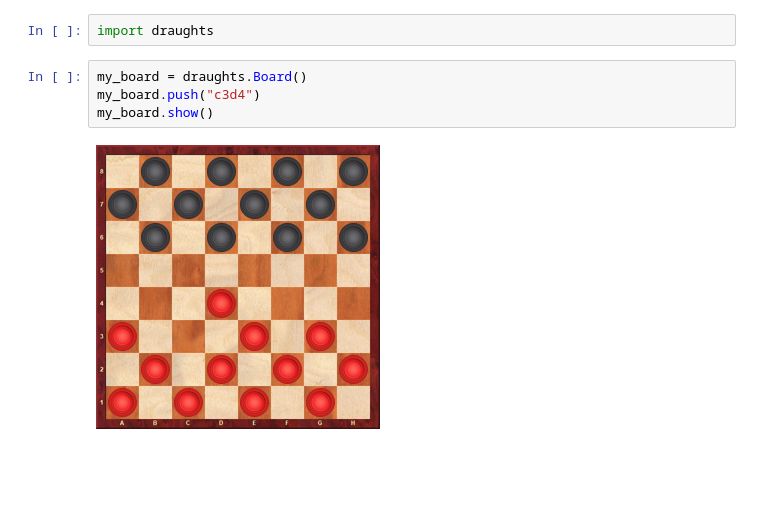
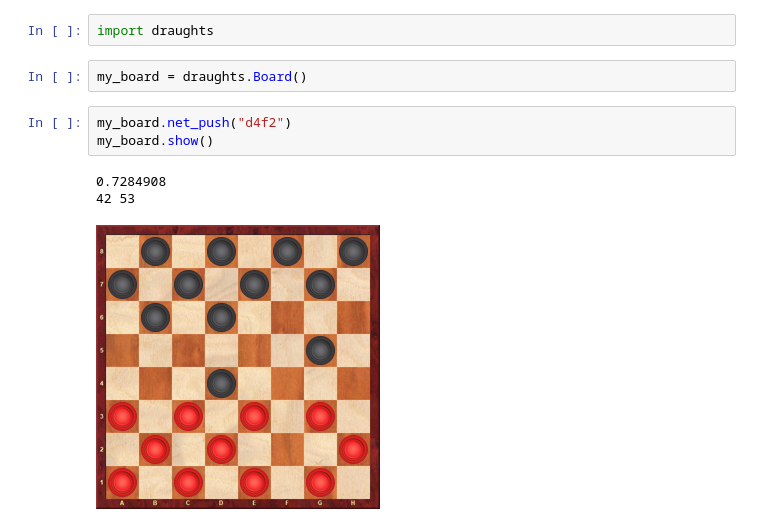
Before and after one commit to tigranfah/python_draughts, a Jupyter notebook: notebooks/test.ipynb, the cells around one changed output. Saved outputs shown, nothing was run; the diff lists cells and outputs as text; blank space fills up the shorter version.

```diff
--- a/notebooks/test.ipynb
+++ b/notebooks/test.ipynb
@@ -19,9 +19,12 @@ importlib.reload(board);
 importlib.reload(engine);
 # %%
 import draughts
+# %%
+my_board = draughts.Board()
 # %%
-my_board = draughts.Board()
-my_board.push("c3d4")
+my_board.net_push("d4f2")
 my_board.show()
 # %% [output]
+0.7284908
+42 53
-[figure, old version]
+[figure, new version]
```
Also changed, not shown: 3 other files.
